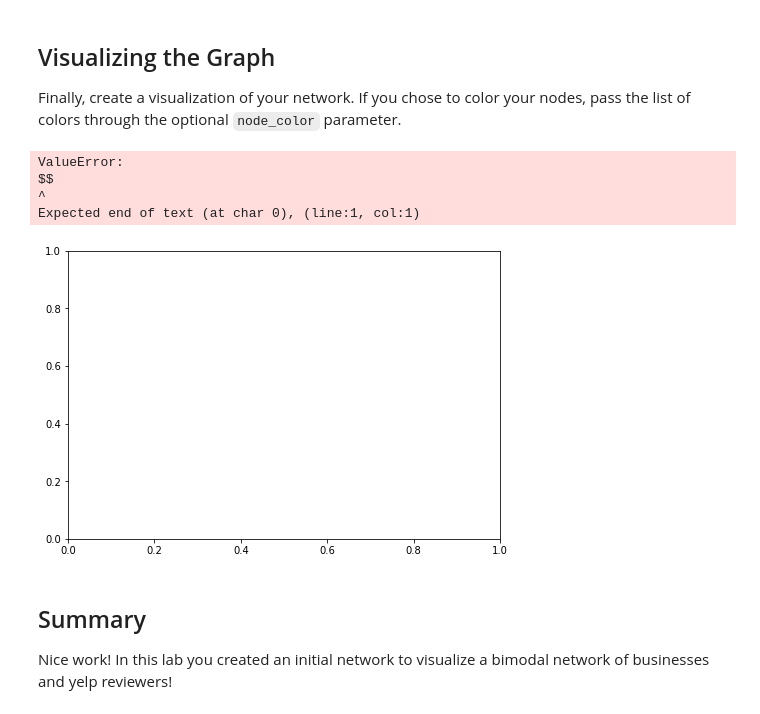
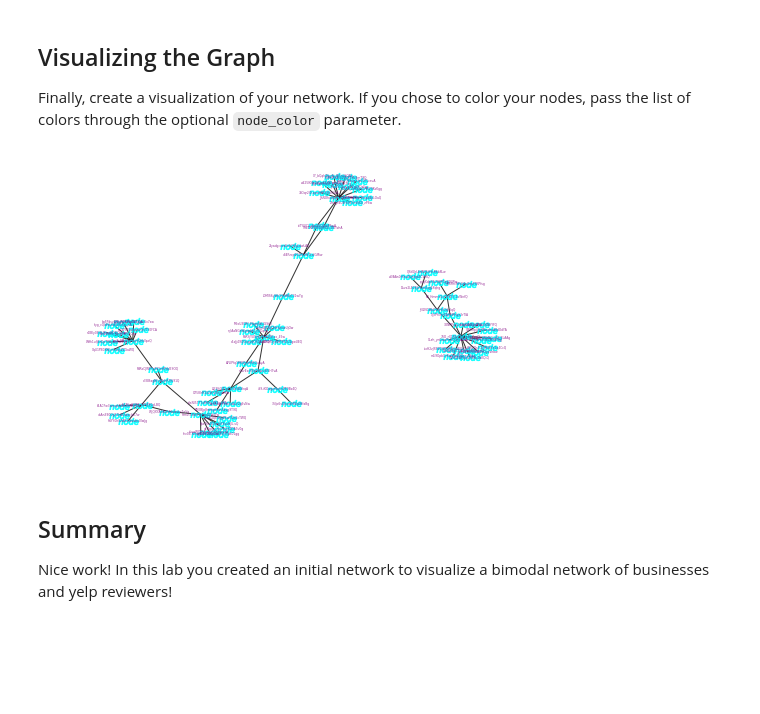
Before and after one commit to Patrickbfuller/dsc-3-28-04-graph-data-io-codealong-seattle-ds-career-040119, a Jupyter notebook: index.ipynb, the cells around one changed output. Cells and saved outputs as stored; diff of their text form; code cells hidden in the pictures; blank space fills up the shorter version.

```diff
--- a/index.ipynb
+++ b/index.ipynb
@@ -68,14 +68,10 @@ Finally, create a visualization of your network. If you chose to color your node
 # %%
 #Your code here
 %matplotlib inline
 nx.draw(G, with_labels=True, node_size=400, font_size=3, alpha=.8, node_color='cyan', font_color='purple',
-        node_shape='$$')
+        node_shape='$node$')
 # %% [output]
-ValueError:
-$$
-^
-Expected end of text (at char 0), (line:1, col:1)
-[figure, old version]
+[figure, new version]
 # %% [markdown]
 ## Summary
 
```
